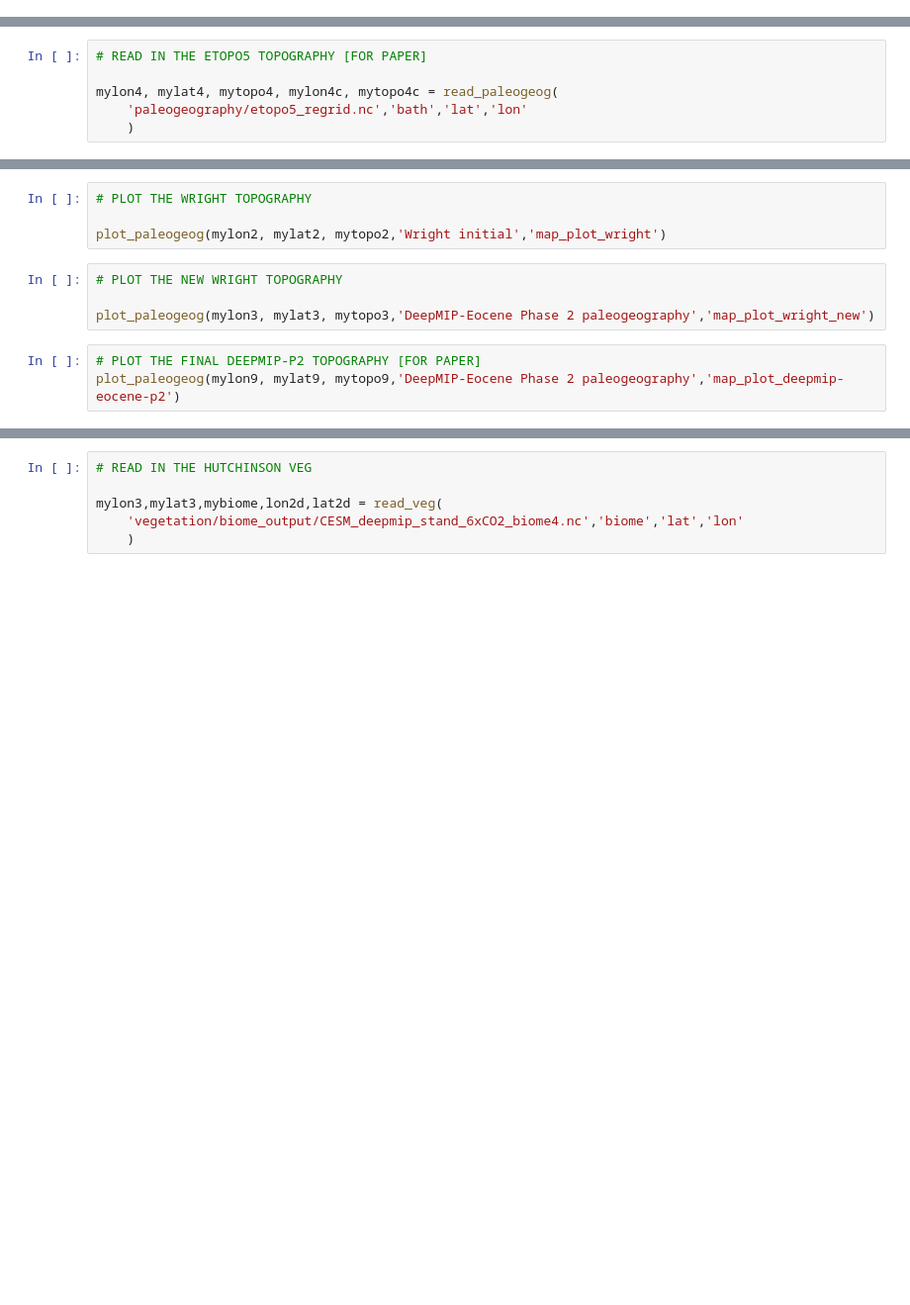
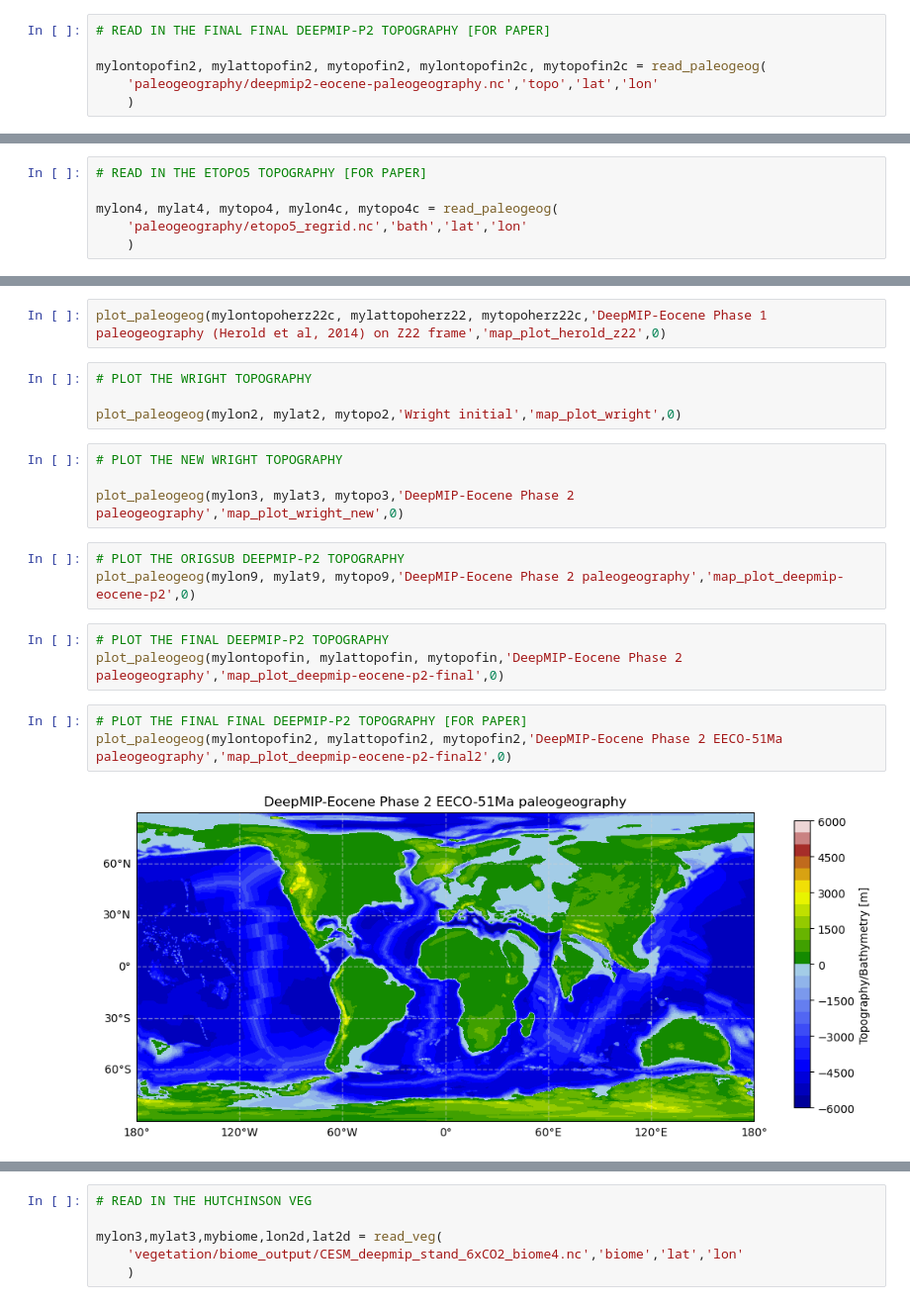
Before and after one commit to danlunt1976/DeepMIP-Eocene-p2, a Jupyter notebook: Exp Design plots.ipynb, the cells around one changed output, grey strips where cells are left out. Shown at 99% size. Cells and saved outputs as stored; diff of their text form; blank space fills up the shorter version.

Commit message:
Update Exp Design plots.ipynb
Added latest boundary conditions file plots

```diff
--- a/Exp Design plots.ipynb
+++ b/Exp Design plots.ipynb
@@ -44,0 +58,6 @@ mylon9, mylat9, mytopo9, mylon39, mytopo9c = read_paleogeog(
+# %%
+# READ IN THE FINAL FINAL DEEPMIP-P2 TOPOGRAPHY [FOR PAPER]
+
+mylontopofin2, mylattopofin2, mytopofin2, mylontopofin2c, mytopofin2c = read_paleogeog(
+    'paleogeography/deepmip2-eocene-paleogeography.nc','topo','lat','lon'
+    )
@@ -55,11 +80,21 @@ plot_paleogeog(mylonc, mylat, mytopoc,'DeepMIP-Eocene Phase 1 paleogeography (He
+# %%
+plot_paleogeog(mylontopoherz22c, mylattopoherz22, mytopoherz22c,'DeepMIP-Eocene Phase 1 paleogeography (Herold et al, 2014) on Z22 frame','map_plot_herold_z22',0)
 # %%
 # PLOT THE WRIGHT TOPOGRAPHY
 
-plot_paleogeog(mylon2, mylat2, mytopo2,'Wright initial','map_plot_wright')
+plot_paleogeog(mylon2, mylat2, mytopo2,'Wright initial','map_plot_wright',0)
 # %%
 # PLOT THE NEW WRIGHT TOPOGRAPHY
 
-plot_paleogeog(mylon3, mylat3, mytopo3,'DeepMIP-Eocene Phase 2 paleogeography','map_plot_wright_new')
+plot_paleogeog(mylon3, mylat3, mytopo3,'DeepMIP-Eocene Phase 2 paleogeography','map_plot_wright_new',0)
 # %%
-# PLOT THE FINAL DEEPMIP-P2 TOPOGRAPHY [FOR PAPER]
-plot_paleogeog(mylon9, mylat9, mytopo9,'DeepMIP-Eocene Phase 2 paleogeography','map_plot_deepmip-eocene-p2')
+# PLOT THE ORIGSUB DEEPMIP-P2 TOPOGRAPHY
+plot_paleogeog(mylon9, mylat9, mytopo9,'DeepMIP-Eocene Phase 2 paleogeography','map_plot_deepmip-eocene-p2',0)
+# %%
+# PLOT THE FINAL DEEPMIP-P2 TOPOGRAPHY
+plot_paleogeog(mylontopofin, mylattopofin, mytopofin,'DeepMIP-Eocene Phase 2 paleogeography','map_plot_deepmip-eocene-p2-final',0)
+# %%
+# PLOT THE FINAL FINAL DEEPMIP-P2 TOPOGRAPHY [FOR PAPER]
+plot_paleogeog(mylontopofin2, mylattopofin2, mytopofin2,'DeepMIP-Eocene Phase 2 EECO-51Ma paleogeography','map_plot_deepmip-eocene-p2-final2',0)
+# %% [output]
+[figure, added]
```
Also changed, not shown: parts of 40 cells of this notebook.
